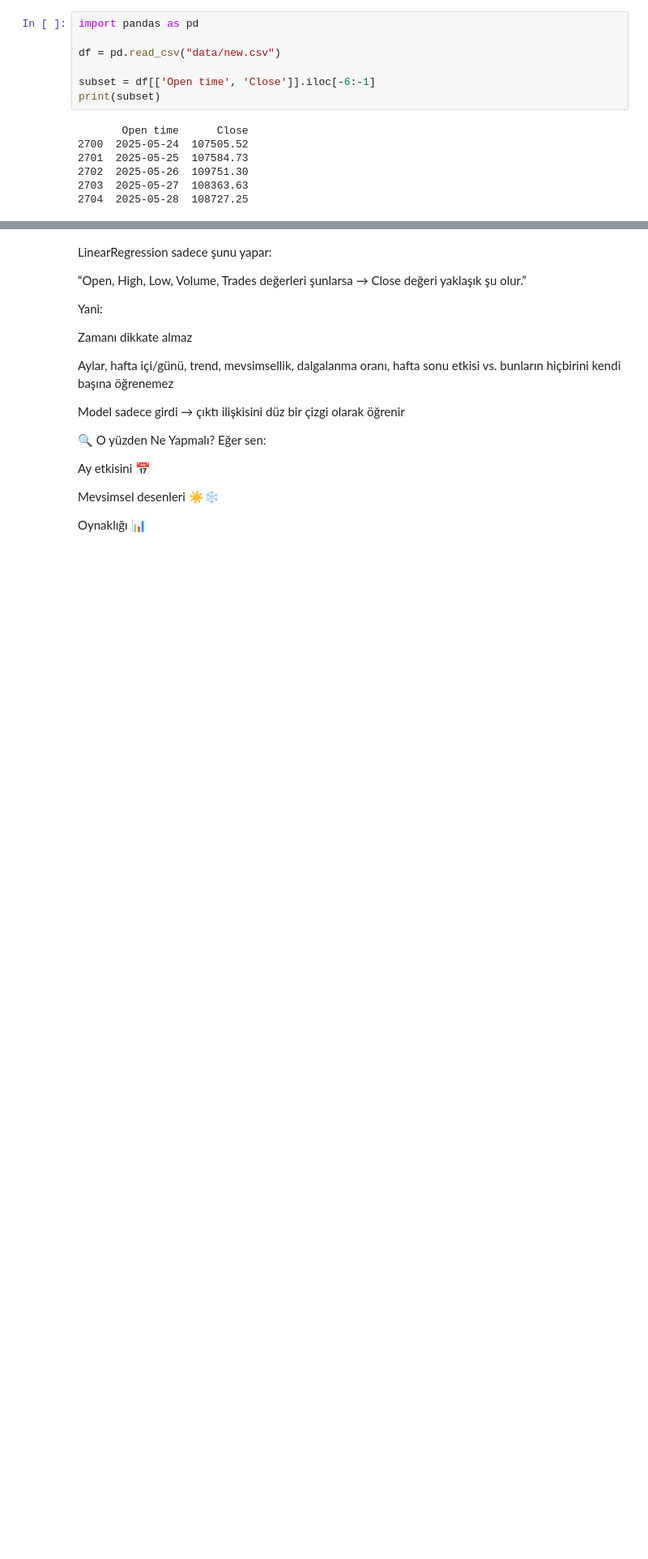
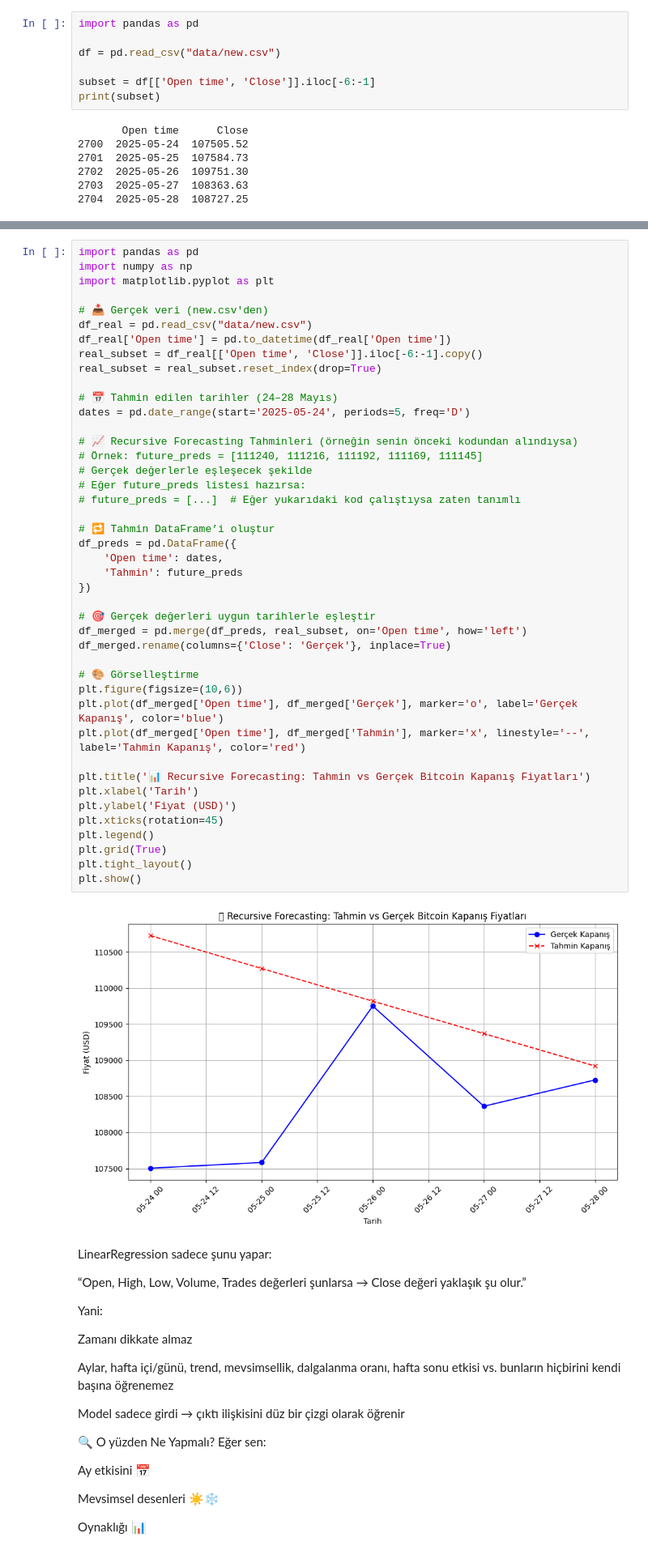
Before and after one commit to Nursenau/sisterslab_final_project, a Jupyter notebook: bitcoin.ipynb, the cells around one changed output, grey strips where cells are left out. Shown at 81% size. Cells and saved outputs as stored; diff of their text form; blank space fills up the shorter version.

```diff
--- a/bitcoin.ipynb
+++ b/bitcoin.ipynb
@@ -1049,3 +995,48 @@ plt.show()
+# %%
+import pandas as pd
+import numpy as np
+import matplotlib.pyplot as plt
+
+# 📥 Gerçek veri (new.csv'den)
+df_real = pd.read_csv("data/new.csv")
+df_real['Open time'] = pd.to_datetime(df_real['Open time'])
+real_subset = df_real[['Open time', 'Close']].iloc[-6:-1].copy()
+real_subset = real_subset.reset_index(drop=True)
+
+# 📅 Tahmin edilen tarihler (24–28 Mayıs)
+dates = pd.date_range(start='2025-05-24', periods=5, freq='D')
+
+# 📈 Recursive Forecasting Tahminleri (örneğin senin önceki kodundan alındıysa)
+# Örnek: future_preds = [111240, 111216, 111192, 111169, 111145]
+# Gerçek değerlerle eşleşecek şekilde
+# Eğer future_preds listesi hazırsa:
+# future_preds = [...]  # Eğer yukarıdaki kod çalıştıysa zaten tanımlı
+
+# 🔁 Tahmin DataFrame’i oluştur
+df_preds = pd.DataFrame({
+    'Open time': dates,
+    'Tahmin': future_preds
+})
+
+# 🎯 Gerçek değerleri uygun tarihlerle eşleştir
+df_merged = pd.merge(df_preds, real_subset, on='Open time', how='left')
+df_merged.rename(columns={'Close': 'Gerçek'}, inplace=True)
+
+# 🎨 Görselleştirme
+plt.figure(figsize=(10,6))
+plt.plot(df_merged['Open time'], df_merged['Gerçek'], marker='o', label='Gerçek Kapanış', color='blue')
+plt.plot(df_merged['Open time'], df_merged['Tahmin'], marker='x', linestyle='--', label='Tahmin Kapanış', color='red')
+
+plt.title('📊 Recursive Forecasting: Tahmin vs Gerçek Bitcoin Kapanış Fiyatları')
+plt.xlabel('Tarih')
+plt.ylabel('Fiyat (USD)')
+plt.xticks(rotation=45)
+plt.legend()
+plt.grid(True)
+plt.tight_layout()
+plt.show()
+# %% [output]
+[figure, added]
 # %% [markdown]
 LinearRegression sadece şunu yapar:
 
```
Also changed, not shown: parts of 2 cells of this notebook, 1 other file.
